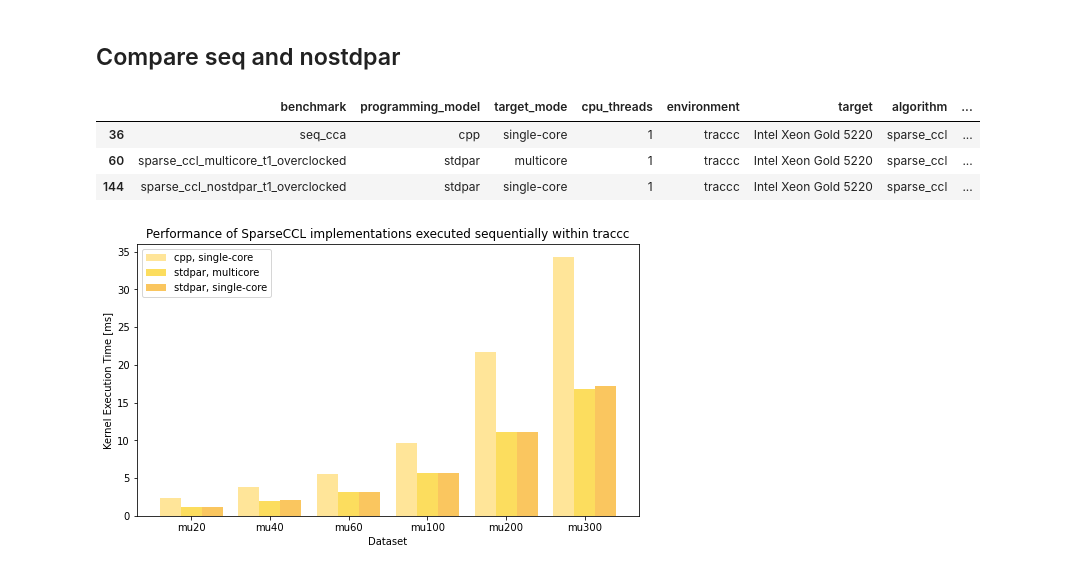
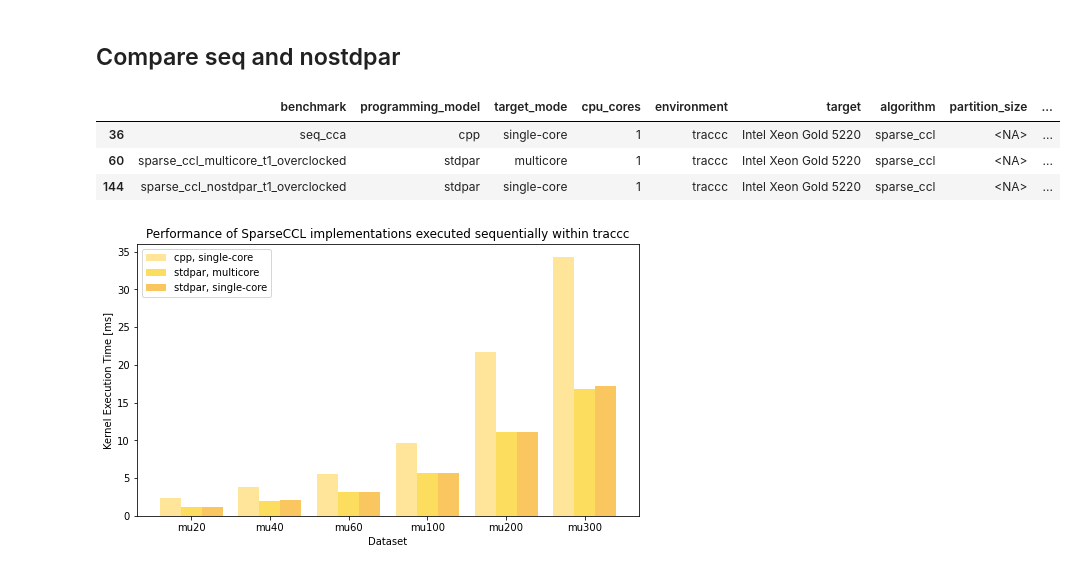
Before and after one commit to ugGit/stdpar-benchmark-analysis, a Jupyter notebook: analysis.ipynb, the cells around one changed output. Saved outputs shown, nothing was run; the diff lists cells and outputs as text; code cells hidden in the pictures.

```diff
--- a/analysis.ipynb
+++ b/analysis.ipynb
@@ -344,13 +352,13 @@ So, based on the current measurements. It can be said that the difference is con
 ## Compare seq and nostdpar
 # %%
 sequential_sparse_ccl_traccc = df[(cpp_mask | overclocked_mask) & sparse_ccl_mask & traccc_mask]
-sequential_sparse_ccl_traccc = sequential_sparse_ccl_traccc[sequential_sparse_ccl_traccc['cpu_threads'] == 1]
+sequential_sparse_ccl_traccc = sequential_sparse_ccl_traccc[sequential_sparse_ccl_traccc['cpu_cores'] == 1]
 preview_df(sequential_sparse_ccl_traccc)
 # %% [output]
-|  | benchmark | programming_model | target_mode | cpu_threads | environment | target | algorithm | ... |
-| 36 | seq_cca | cpp | single-core | 1 | traccc | Intel Xeon Gold 5220 | sparse_ccl | ... |
-| 60 | sparse_ccl_multicore_t1_overclocked | stdpar | multicore | 1 | traccc | Intel Xeon Gold 5220 | sparse_ccl | ... |
-| 144 | sparse_ccl_nostdpar_t1_overclocked | stdpar | single-core | 1 | traccc | Intel Xeon Gold 5220 | sparse_ccl | ... |
+|  | benchmark | programming_model | target_mode | cpu_cores | environment | target | algorithm | partition_size | ... |
+| 36 | seq_cca | cpp | single-core | 1 | traccc | Intel Xeon Gold 5220 | sparse_ccl | <NA> | ... |
+| 60 | sparse_ccl_multicore_t1_overclocked | stdpar | multicore | 1 | traccc | Intel Xeon Gold 5220 | sparse_ccl | <NA> | ... |
+| 144 | sparse_ccl_nostdpar_t1_overclocked | stdpar | single-core | 1 | traccc | Intel Xeon Gold 5220 | sparse_ccl | <NA> | ... |
 # %%
 plot_df(df=sequential_sparse_ccl_traccc,
         distinct_columns=('programming_model', 'target_mode'),
```
Also changed, not shown: parts of 30 cells of this notebook, 1 other file.
